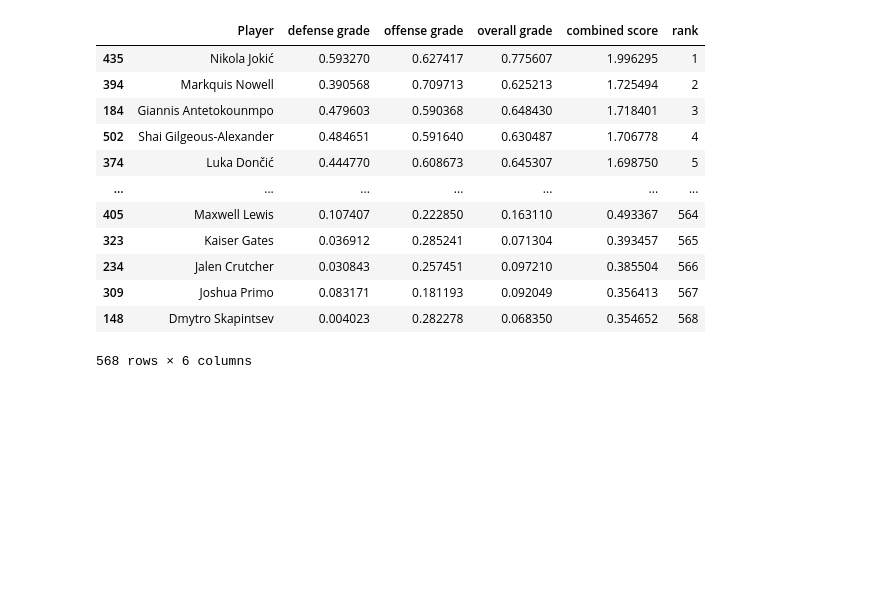
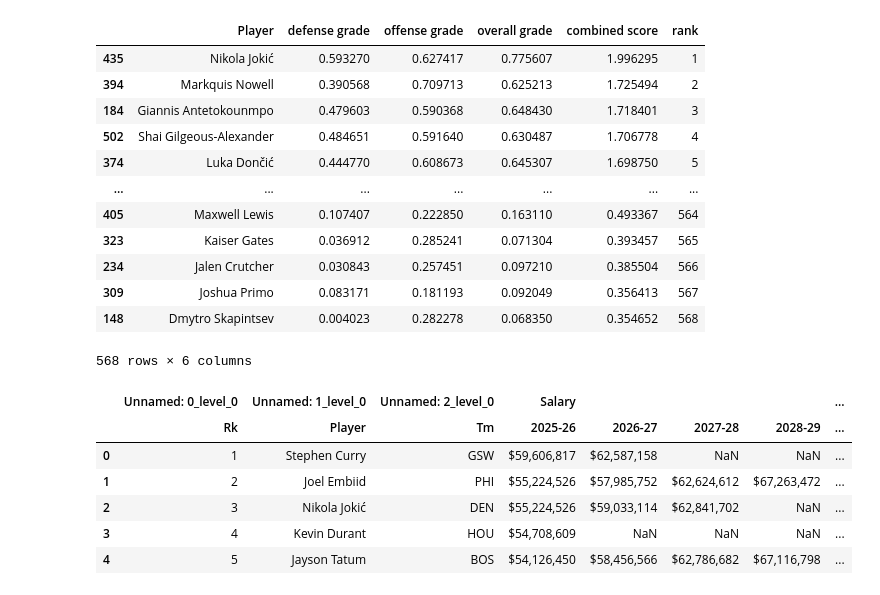
Before and after one commit to GeordieJones/Extra_Practice, a Jupyter notebook: basketball_data_filtering/data_filter.ipynb, the cells around one changed output. Cells and saved outputs as stored; diff of their text form; code cells hidden in the pictures; blank space fills up the shorter version.

Commit message:
added saleries to the players and if NA gave league minimum

```diff
--- a/basketball_data_filtering/data_filter.ipynb
+++ b/basketball_data_filtering/data_filter.ipynb
@@ -154,3 +154,15 @@ ranked
 | 309 | Joshua Primo | 0.083171 | 0.181193 | 0.092049 | 0.356413 | 567 |
 | 148 | Dmytro Skapintsev | 0.004023 | 0.282278 | 0.068350 | 0.354652 | 568 |
 568 rows × 6 columns
+# %%
+salary_url = "https://www.basketball-reference.com/contracts/players.html"
+salary_df = pd.read_html(salary_url)[0]
+salary_df.head()
+# %% [output]
+|  | Unnamed: 0_level_0 | Unnamed: 1_level_0 | Unnamed: 2_level_0 | Salary |  |  |  | ... |
+|  | Rk | Player | Tm | 2025-26 | 2026-27 | 2027-28 | 2028-29 | ... |
+| 0 | 1 | Stephen Curry | GSW | $59,606,817 | $62,587,158 | NaN | NaN | ... |
+| 1 | 2 | Joel Embiid | PHI | $55,224,526 | $57,985,752 | $62,624,612 | $67,263,472 | ... |
+| 2 | 3 | Nikola Jokić | DEN | $55,224,526 | $59,033,114 | $62,841,702 | NaN | ... |
+| 3 | 4 | Kevin Durant | HOU | $54,708,609 | NaN | NaN | NaN | ... |
+| 4 | 5 | Jayson Tatum | BOS | $54,126,450 | $58,456,566 | $62,786,682 | $67,116,798 | ... |
```
Also changed, not shown: parts of 3 cells of this notebook.
